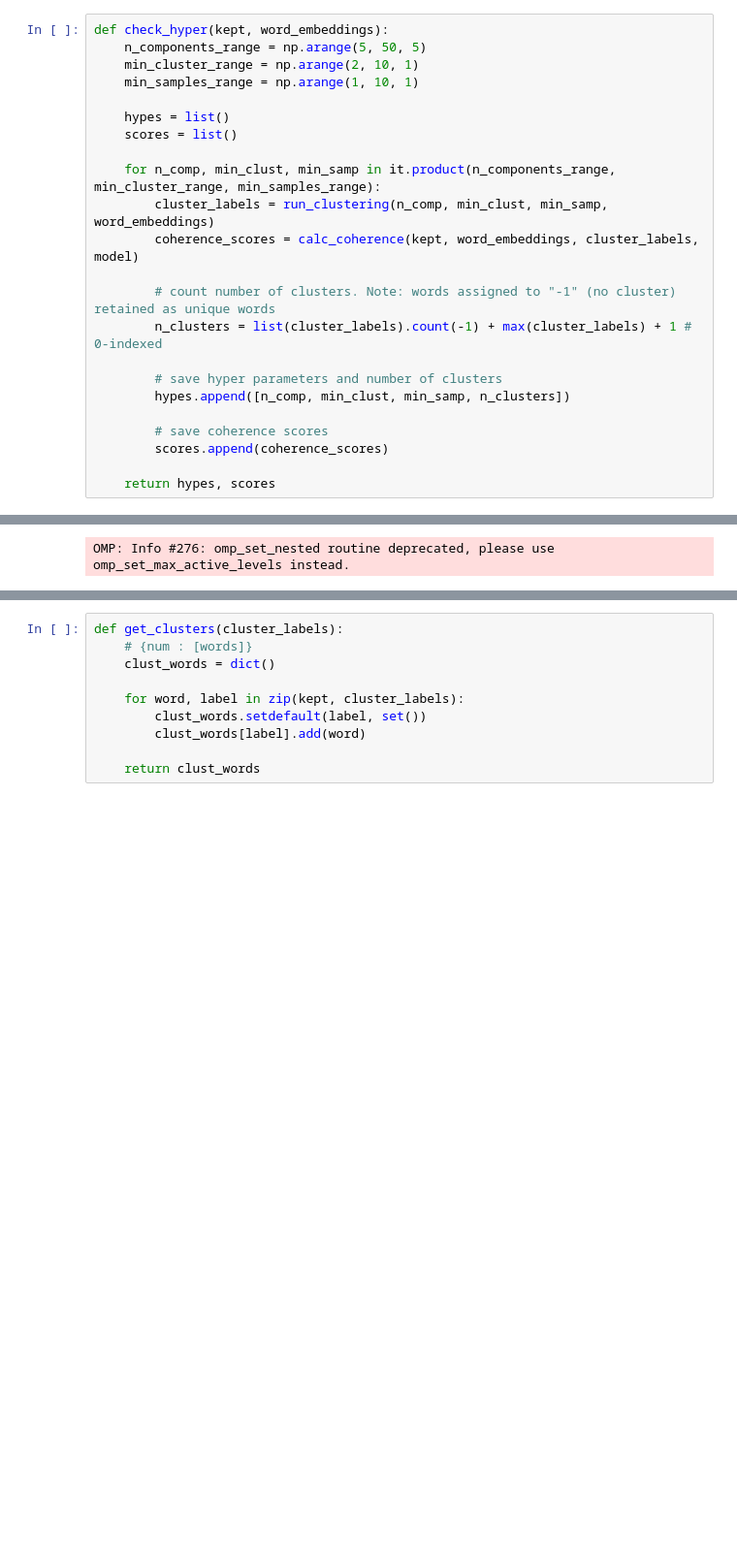
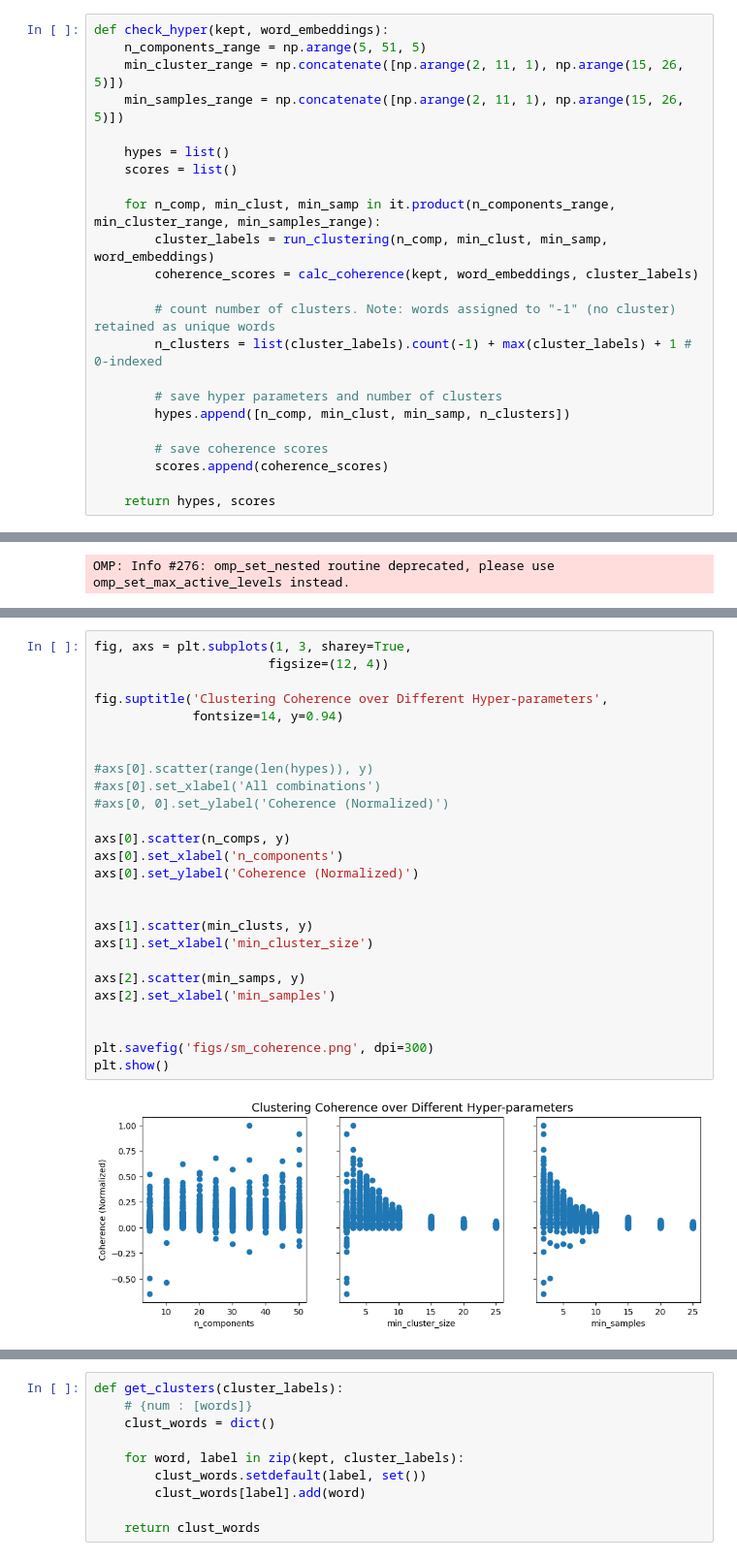
Before and after one commit to sshugars/conceptual_networks, a Jupyter notebook: 2_HyperparameterTuning.ipynb, the cells around one changed output, grey strips where cells are left out. Shown at 97% size. Saved outputs shown, nothing was run; the diff lists cells and outputs as text; blank space fills up the shorter version.

```diff
--- a/2_HyperparameterTuning.ipynb
+++ b/2_HyperparameterTuning.ipynb
@@ -171,16 +171,16 @@ def run_clustering(n_components, min_cluster_size, min_samples, word_embeddings,
     return cluster_labels
 # %%
 def check_hyper(kept, word_embeddings):
-    n_components_range = np.arange(5, 50, 5)
-    min_cluster_range = np.arange(2, 10, 1)
-    min_samples_range = np.arange(1, 10, 1)
+    n_components_range = np.arange(5, 51, 5)
+    min_cluster_range = np.concatenate([np.arange(2, 11, 1), np.arange(15, 26, 5)])
+    min_samples_range = np.concatenate([np.arange(2, 11, 1), np.arange(15, 26, 5)])
 
     hypes = list()
     scores = list()
 
     for n_comp, min_clust, min_samp in it.product(n_components_range, min_cluster_range, min_samples_range):
         cluster_labels = run_clustering(n_comp, min_clust, min_samp, word_embeddings)
-        coherence_scores = calc_coherence(kept, word_embeddings, cluster_labels, model)
+        coherence_scores = calc_coherence(kept, word_embeddings, cluster_labels)
 
         # count number of clusters. Note: words assigned to "-1" (no cluster) retained as unique words
         n_clusters = list(cluster_labels).count(-1) + max(cluster_labels) + 1 # 0-indexed
@@ -199,3 +231,31 @@ OMP: Info #276: omp_set_nested routine deprecated, please use omp_set_max_active
+# %%
+fig, axs = plt.subplots(1, 3, sharey=True,
+                       figsize=(12, 4))
+
+fig.suptitle('Clustering Coherence over Different Hyper-parameters',
+             fontsize=14, y=0.94)
+
+
+#axs[0].scatter(range(len(hypes)), y)
+#axs[0].set_xlabel('All combinations')
+#axs[0, 0].set_ylabel('Coherence (Normalized)')
+
+axs[0].scatter(n_comps, y)
+axs[0].set_xlabel('n_components')
+axs[0].set_ylabel('Coherence (Normalized)')
+
+
+axs[1].scatter(min_clusts, y)
+axs[1].set_xlabel('min_cluster_size')
+
+axs[2].scatter(min_samps, y)
+axs[2].set_xlabel('min_samples')
+
+
+plt.savefig('figs/sm_coherence.png', dpi=300)
+plt.show()
+# %% [output]
+[figure, added]
 # %%
 # write to file
 with open('data/parameter_sweep/hypes_sweep.txt', 'w') as fp:
```
Also changed, not shown: parts of 44 cells of this notebook, 29 other files.
